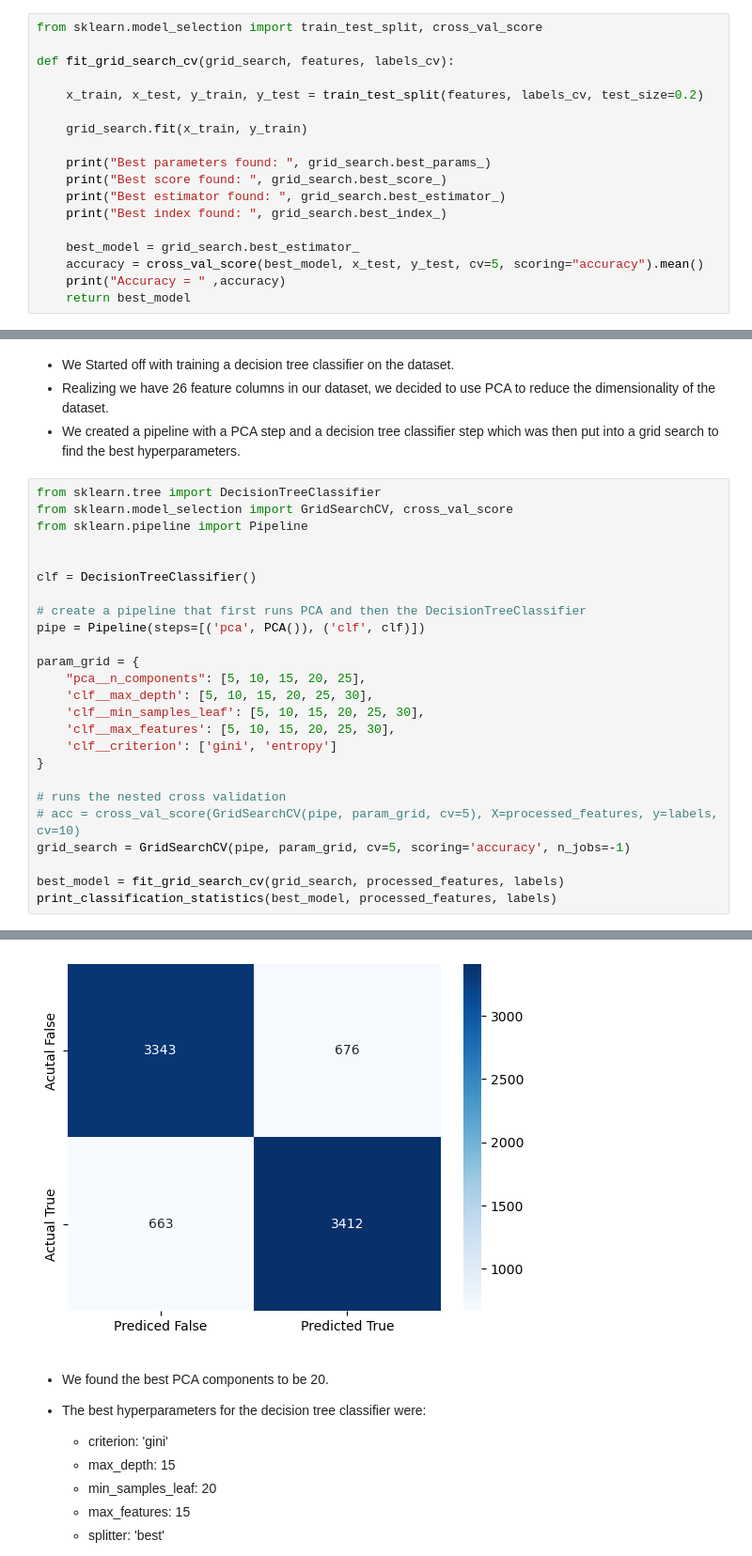
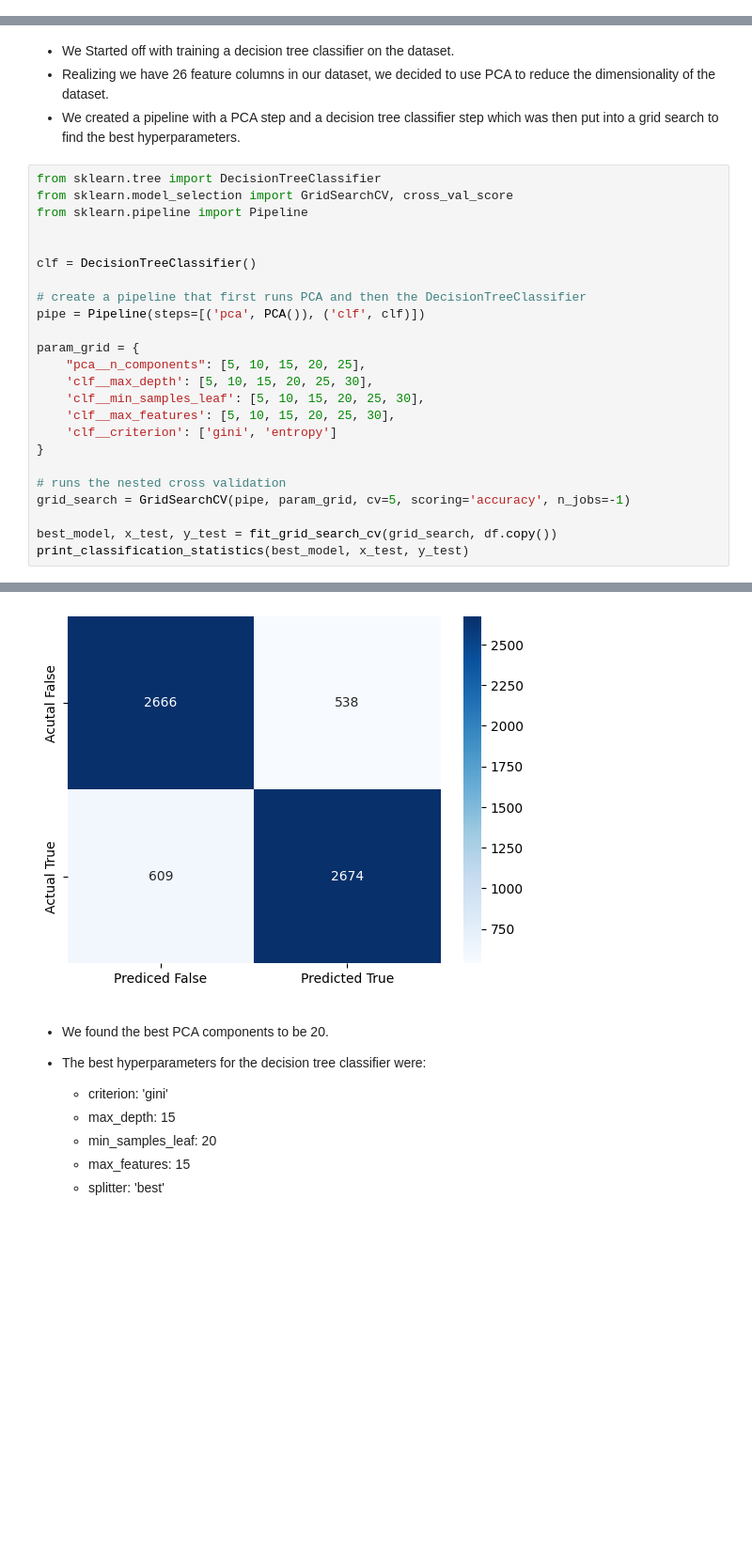
Before and after one commit to Tanyk2004/ML-finalproject, a Jupyter notebook: code.ipynb, the cells around one changed output, grey strips where cells are left out. Shown at 94% size. Drawn from its saved outputs; the diff is of its cells as text; blank space fills up the shorter version.

```diff
--- a/code.ipynb
+++ b/code.ipynb
@@ -344,21 +341,3 @@ There are a lot of outliers between all the home planets, but the general trend
 # Model Training
 # %% [markdown]
 This is a function that prints out information about the best parameters for a certain model.
-# %%
-from sklearn.model_selection import train_test_split, cross_val_score
-
-def fit_grid_search_cv(grid_search, features, labels_cv):
-
-    x_train, x_test, y_train, y_test = train_test_split(features, labels_cv, test_size=0.2)
-
-    grid_search.fit(x_train, y_train)
-
-    print("Best parameters found: ", grid_search.best_params_)
-    print("Best score found: ", grid_search.best_score_)
-    print("Best estimator found: ", grid_search.best_estimator_)
-    print("Best index found: ", grid_search.best_index_)
-
-    best_model = grid_search.best_estimator_
-    accuracy = cross_val_score(best_model, x_test, y_test, cv=5, scoring="accuracy").mean()
-    print("Accuracy = " ,accuracy)
-    return best_model
@@ -399,9 +585,8 @@ param_grid = {
 }
 
 # runs the nested cross validation
-# acc = cross_val_score(GridSearchCV(pipe, param_grid, cv=5), X=processed_features, y=labels, cv=10)
 grid_search = GridSearchCV(pipe, param_grid, cv=5, scoring='accuracy', n_jobs=-1)
 
-best_model = fit_grid_search_cv(grid_search, processed_features, labels)
-print_classification_statistics(best_model, processed_features, labels)
+best_model, x_test, y_test = fit_grid_search_cv(grid_search, df.copy())
+print_classification_statistics(best_model, x_test, y_test)
 # %% [output]
@@ -425,4 +610,4 @@ weighted avg       0.83      0.83      0.83      8094
-[figure, old version]
+[figure, new version]
 # %% [markdown]
 - We found the best PCA components to be 20.
 - The best hyperparameters for the decision tree classifier were:
```
Also changed, not shown: parts of 15 cells of this notebook.
